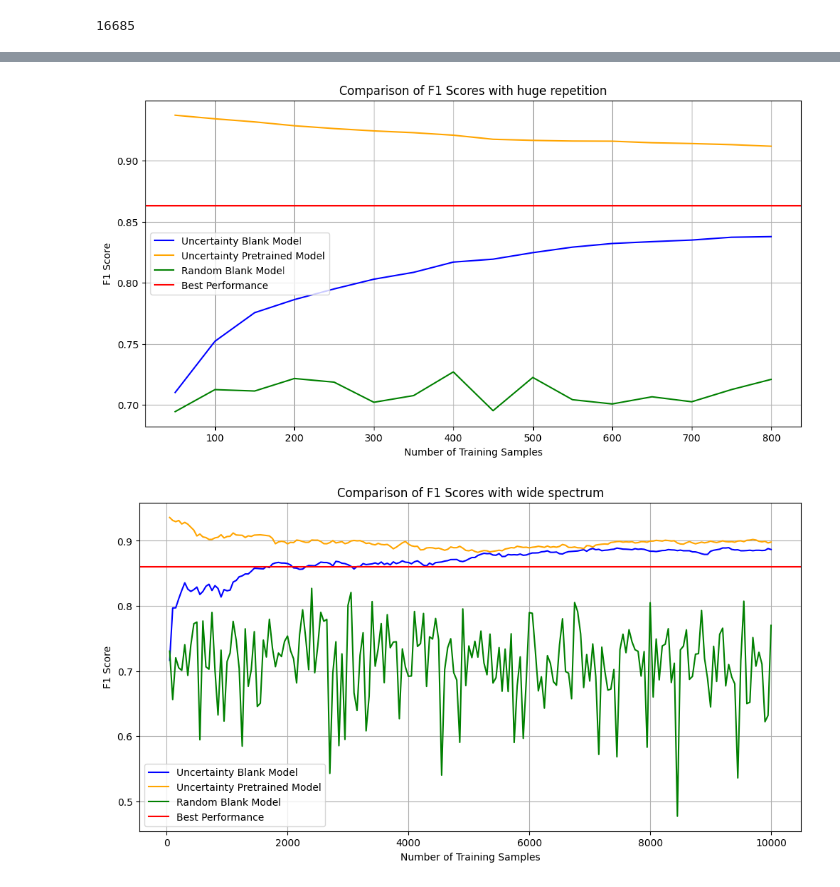
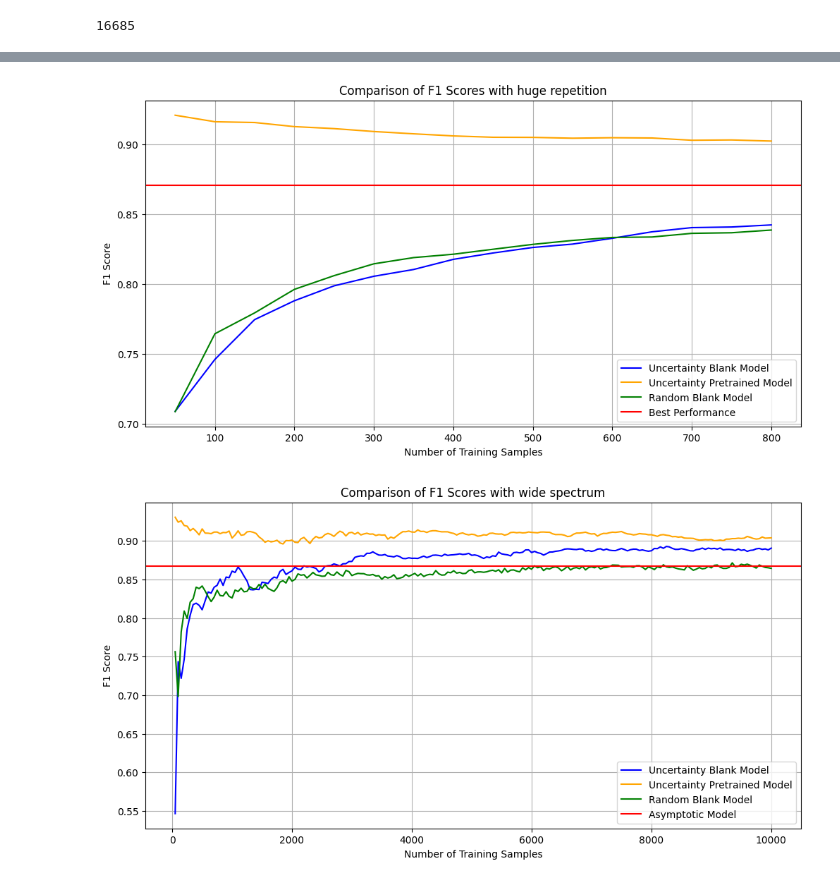
Before and after one commit to Dan-A2/cold-start-preference-learning, a Jupyter notebook: Fifa_code.ipynb, the cells around one changed output, grey strips where cells are left out. Cells and saved outputs as stored; diff of their text form; code cells hidden in the pictures.

```diff
--- a/Fifa_code.ipynb
+++ b/Fifa_code.ipynb
@@ -9,7 +9,7 @@ from util import *
 # %% [markdown]
 # Load the data
 # %%
-data = pd.read_csv('/kaggle/input/fifa2525/final_data.csv')
+data = pd.read_csv('Datasets/final_data.csv')
 # %% [markdown]
 # Creating dataset and Training
 # %% [markdown]
@@ -24,5 +24,5 @@ test_df = create_pair_df(data, test_pairs, target_col_name)
 # %%
 tree_depth = int(np.round(np.sqrt(len(data.columns))))
 # %%
-mf1 = train_evaluate_repeat(generate_random_pairs, data, num_samples=10000, depth=tree_depth, test_df=test_df, use_bradley=True, add_noise=False, noise=0.1, label_col=target_col_name, repeats=5)
+mf1 = train_evaluate_repeat(generate_random_pairs, data, num_samples=100000, depth=tree_depth, test_df=test_df, use_bradley=True, exp=False, add_noise=False, noise=0.1, label_col=target_col_name, repeats=1)
 # %% [output]
@@ -82,6 +82,7 @@ for _ in range(repeats):
         pretrained_model=pretrained_model,
         target_col=target_col_name,
         use_bradley=True,
+        exp=False,
         add_noise=False,
         total_pairs=num_samples,
         batch_size=step,
@@ -108,7 +109,7 @@ plt.legend()
 plt.grid(True)
 plt.show()
 # %% [output]
-[figure, old version]
+[figure, new version]
 # %%
 step = 50
 num_samples = 10000
@@ -127,6 +128,7 @@ for _ in range(repeats):
         pretrained_model=pretrained_model,
         target_col=target_col_name,
         use_bradley=True,
+        exp=False,
         add_noise=False,
         total_pairs=num_samples,
         batch_size=step,
@@ -142,15 +144,15 @@ average_f1_scores_RB2 = np.mean(f1_scores_RB_repeats2, axis=0)
 # %%
 # Plot the results
 plt.figure(figsize=(12, 6))
 plt.plot(range(step, num_samples+1, step), average_f1_scores_UB2, label='Uncertainty Blank Model', color='blue')
 plt.plot(range(step, num_samples+1, step), average_f1_scores_UP2, label='Uncertainty Pretrained Model', color='orange')
 plt.plot(range(step, num_samples+1, step), average_f1_scores_RB2, label='Random Blank Model', color='green')
-plt.axhline(y = mf1, color = 'r', linestyle = '-', label='Best Performance')
+plt.axhline(y = mf1, color = 'r', linestyle = '-', label='Asymptotic Model')
 plt.xlabel('Number of Training Samples')
 plt.ylabel('F1 Score')
 plt.title('Comparison of F1 Scores with wide spectrum')
 plt.legend()
 plt.grid(True)
 plt.show()
 # %% [output]
-[figure, old version]
+[figure, new version]
```
Also changed, not shown: parts of 4 cells of this notebook, 9 other files.
